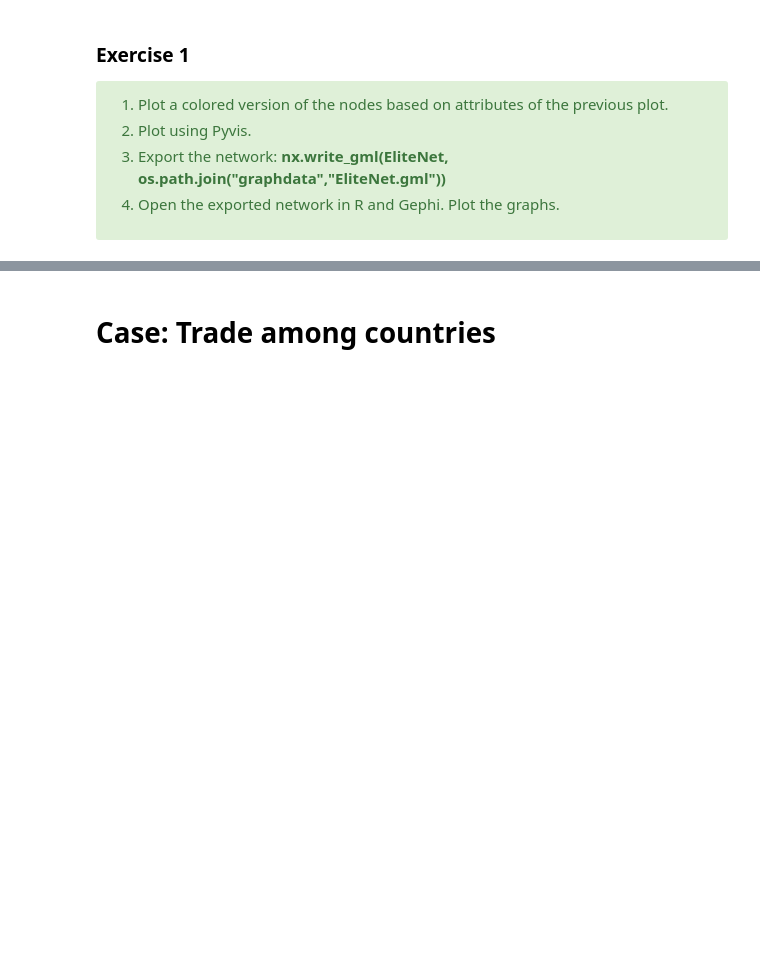
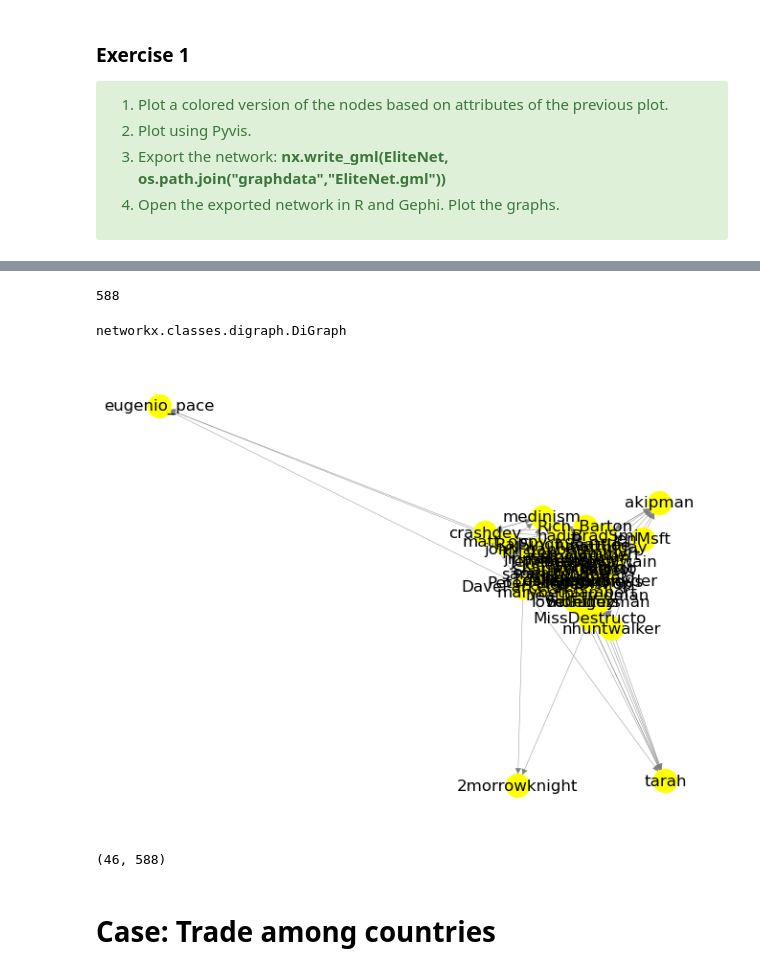
Before and after one commit to SocialAnalytics-StrategicIntelligence/introGraph, a Jupyter notebook: index.ipynb, the cells around one changed output, grey strips where cells are left out. Saved outputs shown, nothing was run; the diff lists cells and outputs as text; code cells hidden in the pictures; blank space fills up the shorter version.

```diff
--- a/index.ipynb
+++ b/index.ipynb
@@ -451,3 +509,35 @@ nx.draw_random(EliteNet)
+# %%
+# librerias necesarias
+import networkx as nx
+import pandas as pd
+
+# link a GoogleDrive como un Excel
+linkGoogle="https://docs.google.com/spreadsheets/d/e/2PACX-1vQVt6mWtTfzTKgjwtfbWogongjhVLSK1A1hQPsJMuYWnZqebdkkAjTwhRGBSih2ZxK_PT-dEbJ-UNMG/pub?output=xlsx"
+
+# leyendo archivo de red
+edges=pd.read_excel(linkGoogle,
+#                        index_col=0,  # la columna '0' guarda los nombres
+                        sheet_name='edges') # la tabla tiene este nombre
+
+# creando red dirigida
+TopFromAdjacency= nx.from_pandas_edgelist(edges, edge_attr=True,create_using=nx.DiGraph)
+# %%
+len(TopFromAdjacency.edges())
+# %% [output]
+588
+# %%
+type(TopFromAdjacency)
+# %% [output]
+networkx.classes.digraph.DiGraph
+# %%
+nx.draw(TopFromAdjacency, with_labels=True,edge_color='grey',width=0.3,node_color='yellow')
+# %% [output]
+[figure, added]
+# %%
+# nodos , #enlaces
+len(TopFromAdjacency.nodes),len(TopFromAdjacency.edges)
+# %% [output]
+(46, 588)
 # %% [markdown]
 # Case: Trade among countries
 # %% [markdown]
```
Also changed, not shown: parts of 41 cells of this notebook, 1 other file.
